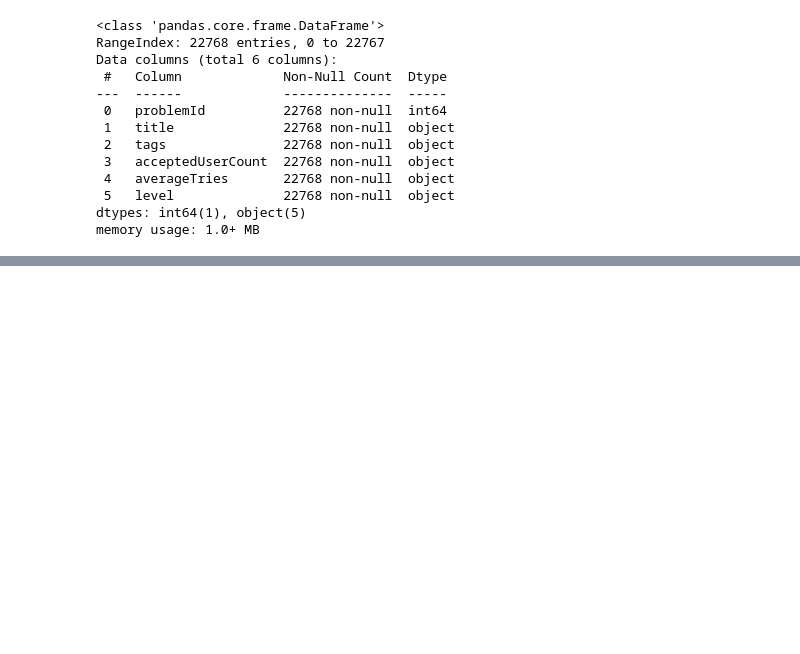
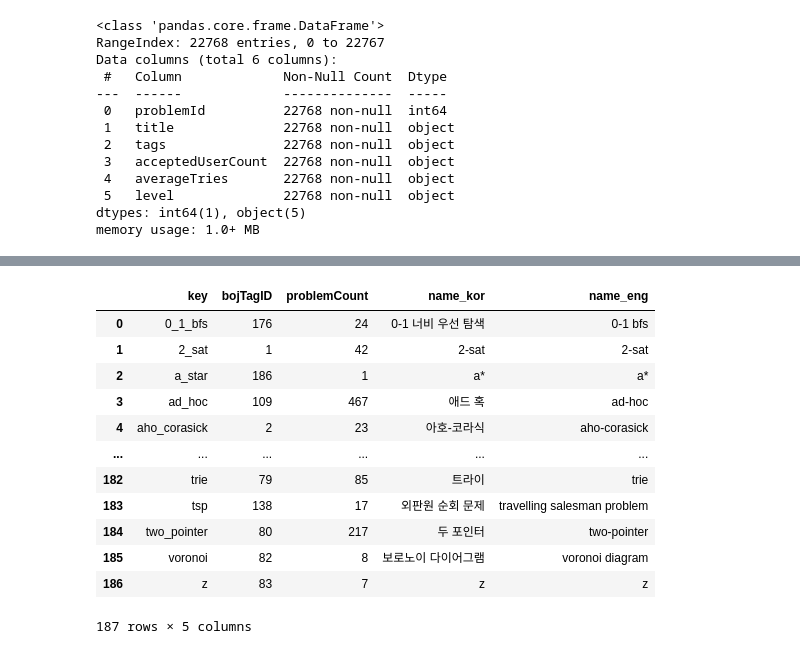
Before and after one commit to Capstone-Algo-Recommendation/ML-recommendation, a Jupyter notebook: data/get_data.ipynb, the cells around one changed output, grey strips where cells are left out. Saved outputs shown, nothing was run; the diff lists cells and outputs as text; code cells hidden in the pictures; blank space fills up the shorter version.

```diff
--- a/data/get_data.ipynb
+++ b/data/get_data.ipynb
@@ -326,0 +384,21 @@ problemMeta.to_csv(os.path.join(DATA_DIR, "problemMeta.csv"), mode="w")
+# %%
+col = ['bojTagID', 'problemCount', 'name_kor', 'name_eng']
+dic = [bojTagIds, problemCounts, name_kors, name_engs]
+for i in range(len(dic)):
+  for key, value in dic[i].items():
+    problemTagMeta.loc[problemMeta.key==key,col[i]] = value
+problemTagMeta
+# %% [output]
+|  | key | bojTagID | problemCount | name_kor | name_eng |
+| 0 | 0_1_bfs | 176 | 24 | 0-1 너비 우선 탐색 | 0-1 bfs |
+| 1 | 2_sat | 1 | 42 | 2-sat | 2-sat |
+| 2 | a_star | 186 | 1 | a* | a* |
+| 3 | ad_hoc | 109 | 467 | 애드 혹 | ad-hoc |
+| 4 | aho_corasick | 2 | 23 | 아호-코라식 | aho-corasick |
+| ... | ... | ... | ... | ... | ... |
+| 182 | trie | 79 | 85 | 트라이 | trie |
+| 183 | tsp | 138 | 17 | 외판원 순회 문제 | travelling salesman problem |
+| 184 | two_pointer | 80 | 217 | 두 포인터 | two-pointer |
+| 185 | voronoi | 82 | 8 | 보로노이 다이어그램 | voronoi diagram |
+| 186 | z | 83 | 7 | z | z |
+187 rows × 5 columns
```
Also changed, not shown: parts of 11 cells of this notebook.
